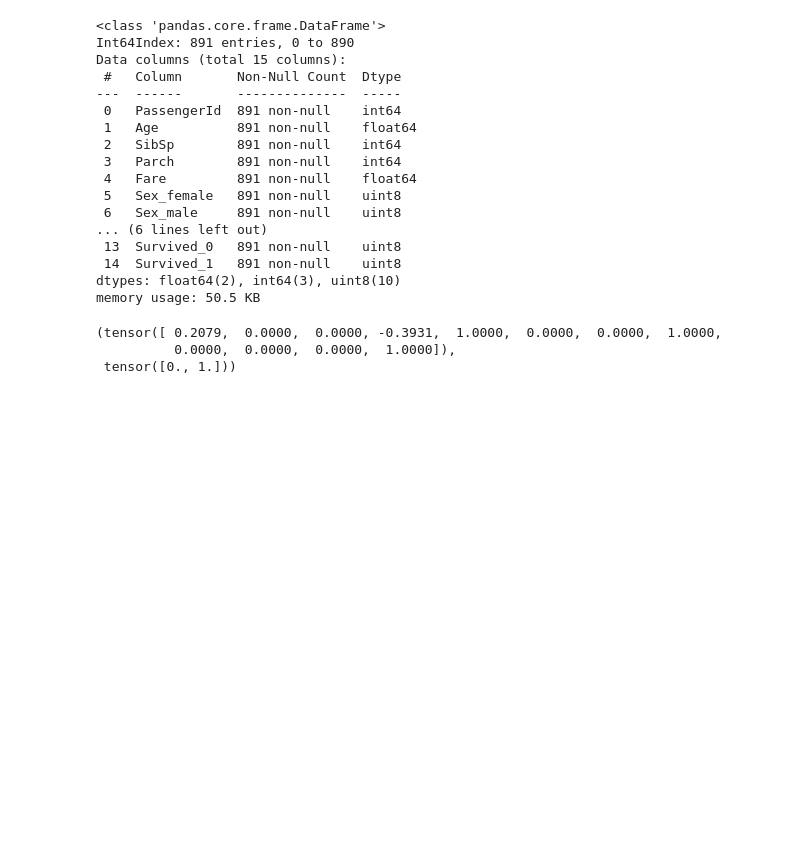
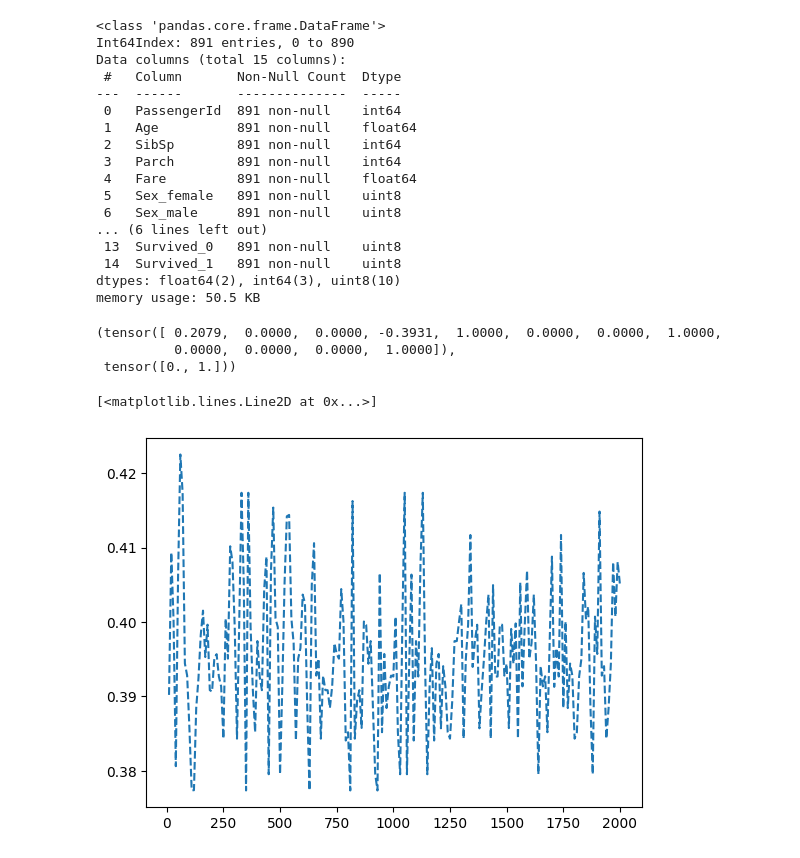
Before and after one commit to zzaiyan/kaggle-titanic, a Jupyter notebook: solve.ipynb, the cells around one changed output. Saved outputs shown, nothing was run; the diff lists cells and outputs as text; code cells hidden in the pictures; blank space fills up the shorter version.

```diff
--- a/solve.ipynb
+++ b/solve.ipynb
@@ -167 +178,8 @@ for i in range(20):
+# %%
+from matplotlib import pyplot as plt
+# plt.plot([i[0] for i in curve_list], [i[1] for i in curve_list], '--')
+plt.plot([i[0] for i in curve_list], [i[2] for i in curve_list], '--')
+# %% [output]
+[<matplotlib.lines.Line2D at 0x...>]
+[figure, added]
 # %%
```
Also changed, not shown: parts of 11 cells of this notebook, 4 other files.
